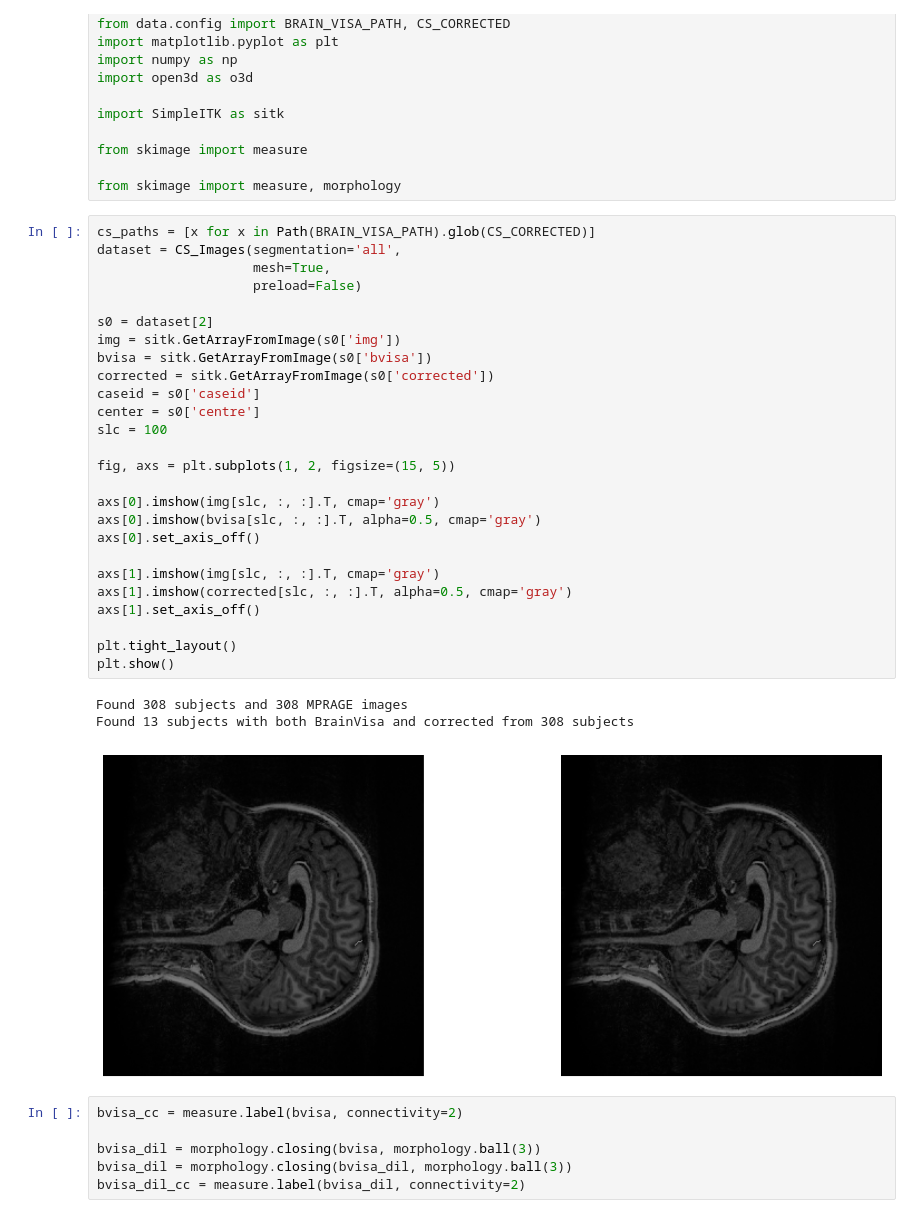
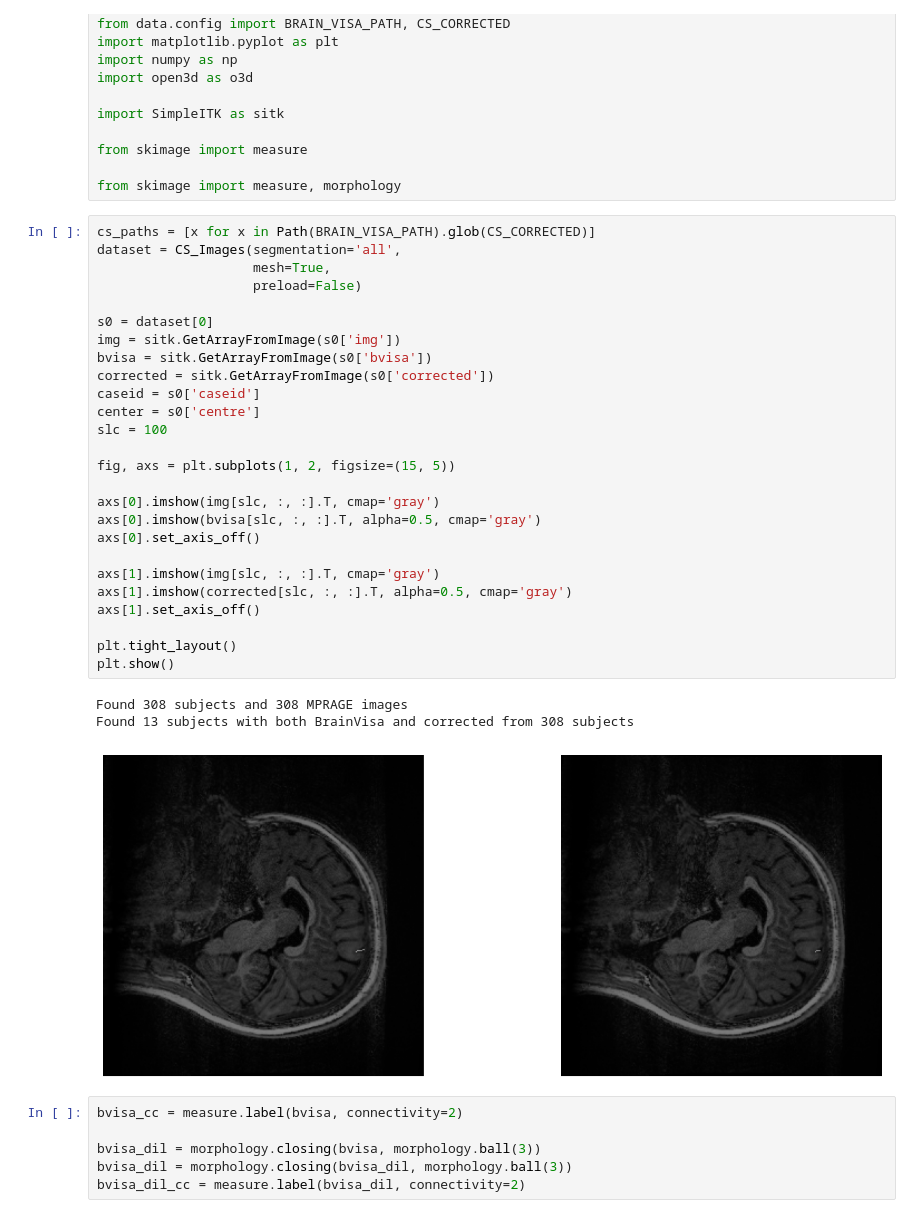
Before and after one commit to Vivikar/central-sulcus-analysis, a Jupyter notebook: notebooks/0_CS_EDA copy.ipynb, the cells around one changed output. Drawn from its saved outputs; the diff is of its cells as text.

```diff
--- a/notebooks/0_CS_EDA copy.ipynb
+++ b/notebooks/0_CS_EDA copy.ipynb
@@ -18,33 +18,33 @@ from skimage import measure, morphology
 # %%
 cs_paths = [x for x in Path(BRAIN_VISA_PATH).glob(CS_CORRECTED)]
 dataset = CS_Images(segmentation='all',
                     mesh=True,
                     preload=False)
 
-s0 = dataset[2]
+s0 = dataset[0]
 img = sitk.GetArrayFromImage(s0['img'])
 bvisa = sitk.GetArrayFromImage(s0['bvisa'])
 corrected = sitk.GetArrayFromImage(s0['corrected'])
 caseid = s0['caseid']
 center = s0['centre']
 slc = 100
 
 fig, axs = plt.subplots(1, 2, figsize=(15, 5))
 
 axs[0].imshow(img[slc, :, :].T, cmap='gray')
 axs[0].imshow(bvisa[slc, :, :].T, alpha=0.5, cmap='gray')
 axs[0].set_axis_off()
 
 axs[1].imshow(img[slc, :, :].T, cmap='gray')
 axs[1].imshow(corrected[slc, :, :].T, alpha=0.5, cmap='gray')
 axs[1].set_axis_off()
 
 plt.tight_layout()
 plt.show()
 # %% [output]
 Found 308 subjects and 308 MPRAGE images
 Found 13 subjects with both BrainVisa and corrected from 308 subjects
-[figure, old version]
+[figure, new version]
 # %%
 bvisa_cc = measure.label(bvisa, connectivity=2)
 
```
Also changed, not shown: parts of 16 cells of this notebook, 19 other files.
